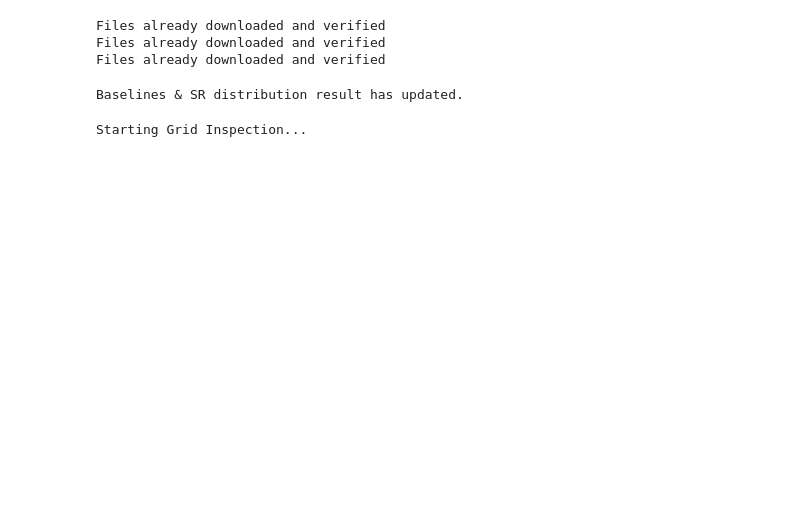
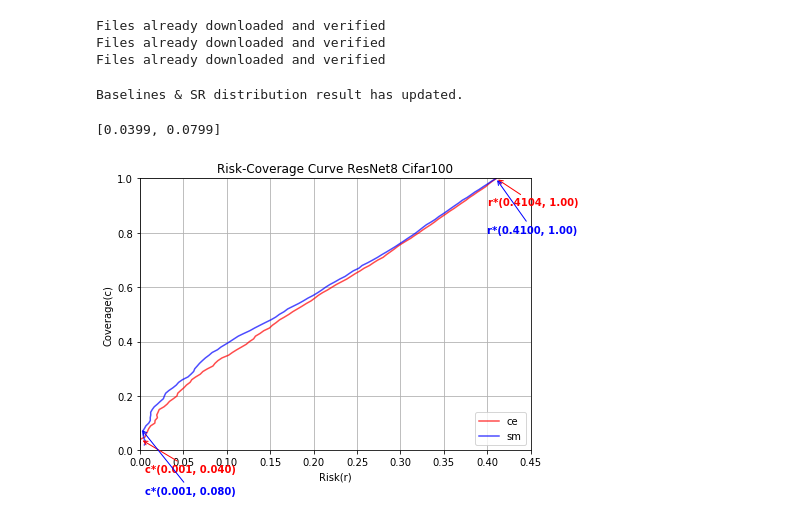
Before and after one commit to Lee-Gihun/AdaptiveComp, a Jupyter notebook: Inspector.ipynb, the cells around one changed output. Drawn from its saved outputs; the diff is of its cells as text; code cells hidden in the pictures; blank space fills up the shorter version.

Commit message:
RC Curve & bugfix

```diff
--- a/Inspector.ipynb
+++ b/Inspector.ipynb
@@ -408,10 +524,40 @@ Files already downloaded and verified
 Files already downloaded and verified
 Files already downloaded and verified
 # %%
-inspector = InspectionHandler(model, dataloaders, dataset_sizes, num_path=2, path_cost=(0.5, 1.0), use_small=True)
+inspector = InspectionHandler(model, dataloaders, dataset_sizes, num_path=2, path_cost=(1.0, 1.0), use_small=True)
 # %% [output]
 Baselines & SR distribution result has updated.
-# %%
-inspector.grid_inspector([0.7], grid=0.025)
-# %% [output]
-Starting Grid Inspection...
+# %%
+result_dict = inspector.result_dict
+# %%
+result_dict['perfect_coverage']
+# %% [output]
+[0.0399, 0.0799]
+# %%
+def RC_plotter(risk, coverage, perfect_coverage, name='test'):
+    fig, ((ax1)) = plt.subplots(1, 1, figsize=(7, 5))
+    #fig.suptitle(name, fontsize=20)
+
+    color = ['red', 'blue']
+
+    for i in range(len(risk)):
+        ax1.set(title='Risk-Coverage Curve ResNet8 Cifar100', xlabel='Risk(r)', ylabel='Coverage(c)')
+        ax1.plot(risk[i], coverage[i], color=color[i], linestyle='-', markersize=2, alpha=0.7)
+        ax1.set_ylim(0.0, 1.0)
+        ax1.set_xlim(0, 0.45)
+        #ax1.set_xlim(0.00105, 0.08)
+        #plt.annotate('small counties; most vote for McCain', , weight='bold',
+        #        , fontsize=10,)
+
+        ax1.annotate('r*(%0.4f, %0.2f)'%(risk[i][0], coverage[i][0]), xy=(risk[i][0], coverage[i][0]),  xytext=(risk[i][0]-0.01, coverage[i][0]-0.1*(1+i)), color=color[i], \
+                     fontsize=10, weight='bold', arrowprops=dict(arrowstyle="->", color=color[i]))
+
+        ax1.annotate('c*(%0.3f, %0.3f)'%(0.001, perfect_coverage[i]), xy=(0.001, perfect_coverage[i]), xytext=(0.001+0.005, perfect_coverage[i]-0.12*(1+i)), color=color[i], \
+                     fontsize=10, weight='bold',arrowprops=dict(arrowstyle="->", color=color[i]))
+
+    ax1.legend(['ce', 'sm'], loc=4)
+    ax1.grid()
+# %%
+RC_plotter(result_dict['risk'], result_dict['coverage'], result_dict['perfect_coverage'])
+# %% [output]
+[figure, added]
```
Also changed, not shown: parts of 5 cells of this notebook, 3 other files.
